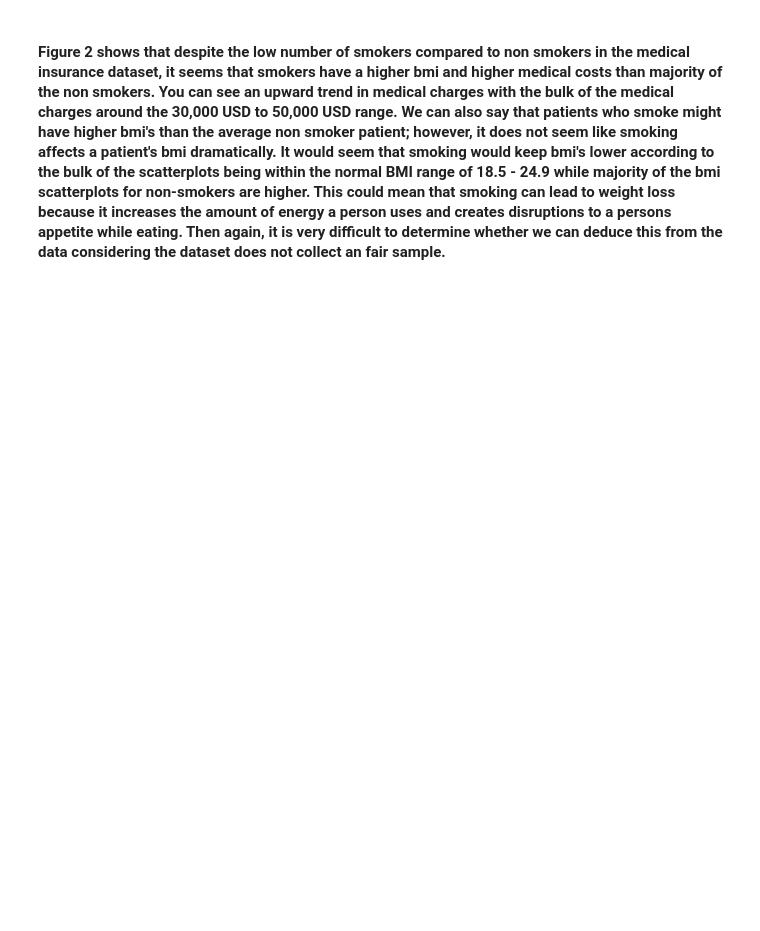
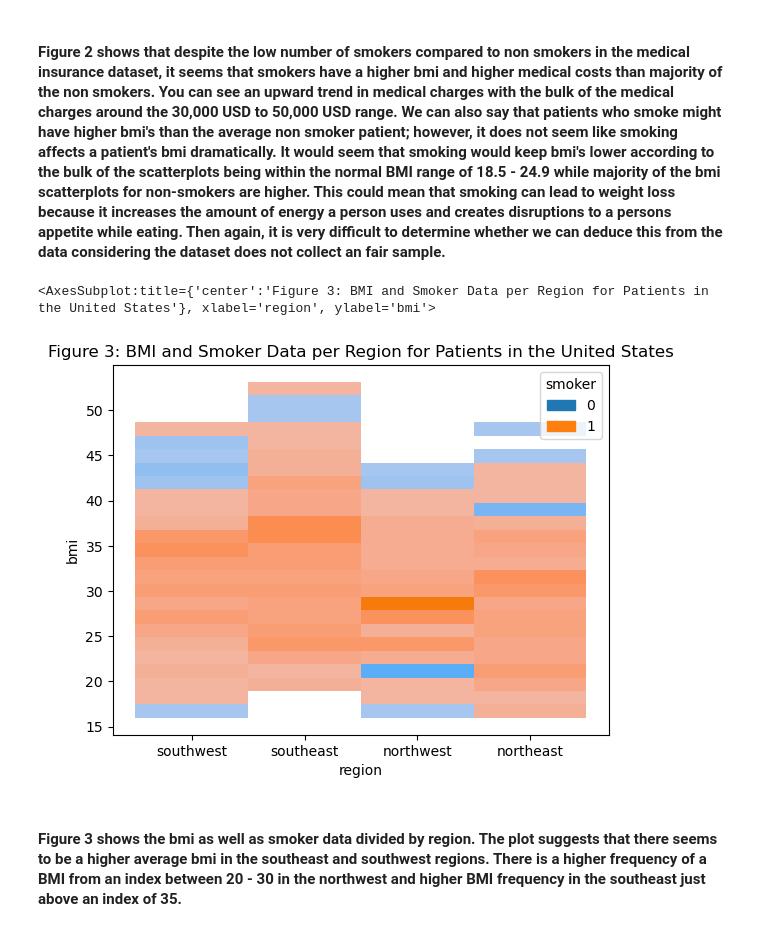
Before and after one commit to ubco-W2022T1-cosc301/project-group44, a Jupyter notebook: notebooks/analysis1.ipynb, the cells around one changed output. Drawn from its saved outputs; the diff is of its cells as text; code cells hidden in the pictures; blank space fills up the shorter version.

```diff
--- a/notebooks/analysis1.ipynb
+++ b/notebooks/analysis1.ipynb
@@ -299,2 +299,10 @@ Text(0.5, 1.0, 'Figure 2: BMI and Smoker Trends for Medical Patients in the Unit
 # %% [markdown]
 #### Figure 2 shows that despite the low number of smokers compared to non smokers in the medical insurance dataset, it seems that smokers have a higher bmi and higher medical costs than majority of the non smokers. You can see an upward trend in medical charges with the bulk of the medical charges around the 30,000 USD to 50,000 USD range. We can also say that patients who smoke might have higher bmi's than the average non smoker patient; however, it does not seem like smoking affects a patient's bmi dramatically. It would seem that smoking would keep bmi's lower according to the bulk of the scatterplots being within the normal BMI range of 18.5 - 24.9 while majority of the bmi scatterplots for non-smokers are higher. This could mean that smoking can lead to weight loss because it increases the amount of energy a person uses and creates disruptions to a persons appetite while eating. Then again, it is very difficult to determine whether we can deduce this from the data considering the dataset does not collect an fair sample.
+# %%
+plt.title("Figure 3: BMI and Smoker Data per Region for Patients in the United States")
+sns.histplot(data = df_clean, x ='region', y = 'bmi', hue = 'smoker')
+# %% [output]
+<AxesSubplot:title={'center':'Figure 3: BMI and Smoker Data per Region for Patients in the United States'}, xlabel='region', ylabel='bmi'>
+[figure, added]
+# %% [markdown]
+#### Figure 3 shows the bmi as well as smoker data divided by region. The plot suggests that there seems to be a higher average bmi in the southeast and southwest regions. There is a higher frequency of a BMI from an index between 20 - 30 in the northwest and higher BMI frequency in the southeast just above an index of 35.
```
Also changed, not shown: parts of 5 cells of this notebook.
